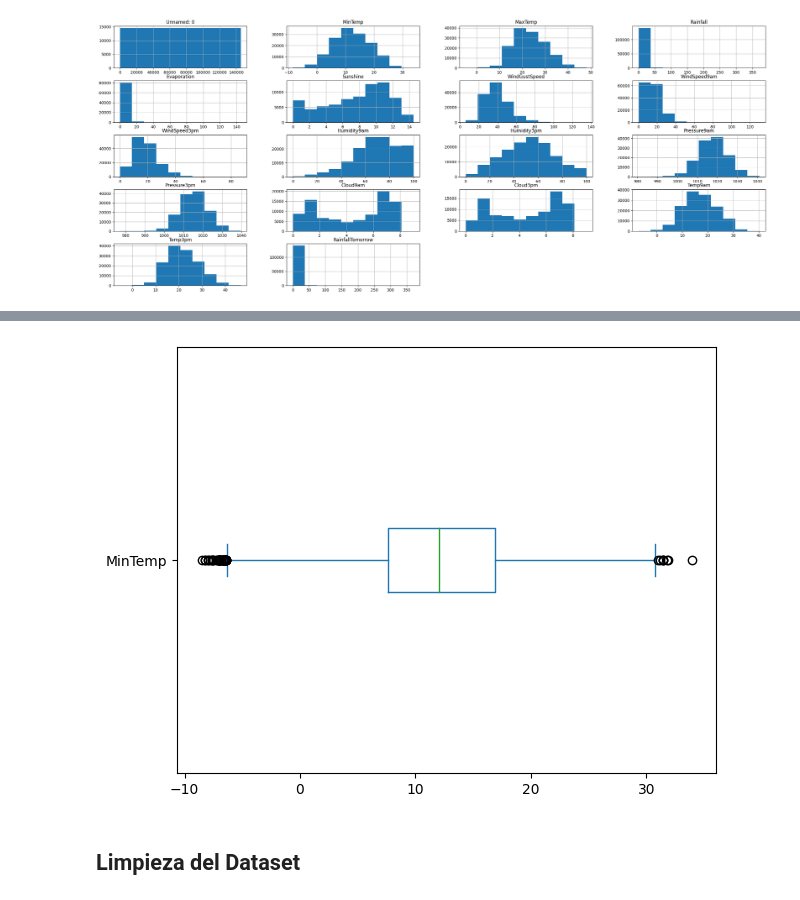
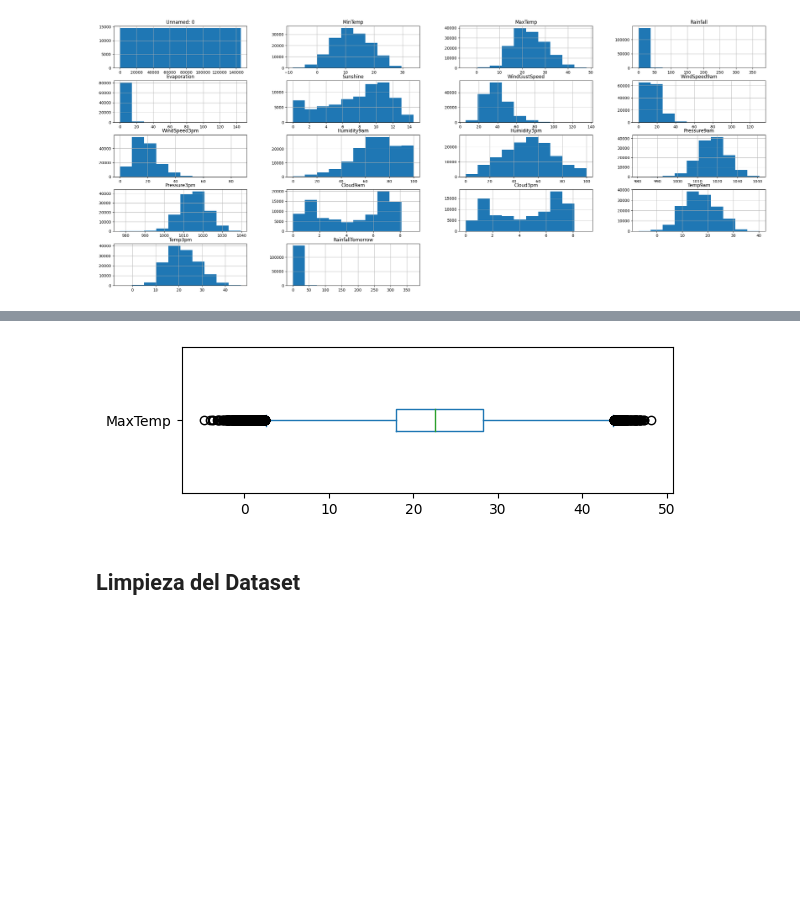
Before and after one commit to MiguelMussi/Apr_Aut_1_TP, a Jupyter notebook: TP-AA1.ipynb, the cells around one changed output, grey strips where cells are left out. Cells and saved outputs as stored; diff of their text form; code cells hidden in the pictures; blank space fills up the shorter version.

```diff
--- a/TP-AA1.ipynb
+++ b/TP-AA1.ipynb
@@ -93,10 +96,10 @@ Mounted at /content/drive
 #@title DataFrame
 
 # Path 1 - Referenciado a la carpeta de Drive
-#file_path= '/content/drive/MyDrive/UNR/4 - Aprendizaje Automático (IA41)/Trabajo Práctico (AA1)/weatherAUS.csv'
-#df_original = pd.read_csv(file_path, sep=',', engine='python')
+file_path= '/content/drive/MyDrive/UNR/4 - Aprendizaje Automático (IA41)/Trabajo Práctico (AA1)/weatherAUS.csv'
+df_original = pd.read_csv(file_path, sep=',', engine='python')
 
 # Path 2 - Mismo directorio
-df_original = pd.read_csv('weatherAUS.csv', sep=',', engine='python')
+#df_original = pd.read_csv('weatherAUS.csv', sep=',', engine='python')
 # %%
 df_original
@@ -171,4 +114,7 @@ df_original.hist(figsize=(30,12))
 plt.show()
 # %% [output]
 [figure]
+# %%
+# Eliminación de la primera columa
+df_original = df_original.drop(['Unnamed: 0'], axis=1)
 # %%
@@ -181,10 +128,13 @@ plt.show()
 # %%
+# Boxplot por atributo individual
 # Para ver de más cerca las columnas con menos rango
-df_original['MinTemp'].plot(kind='box', vert=False)
+target = 'MaxTemp'
+plt.figure(figsize=(6, 2))
+df_original[target].plot(kind='box', vert=False)
 plt.tight_layout()
 plt.show()
 # %% [output]
-[figure, old version]
+[figure, new version]
 # %% [markdown]
 ## Limpieza del Dataset
 # %% [markdown]
```
Also changed, not shown: parts of 99 cells of this notebook.
